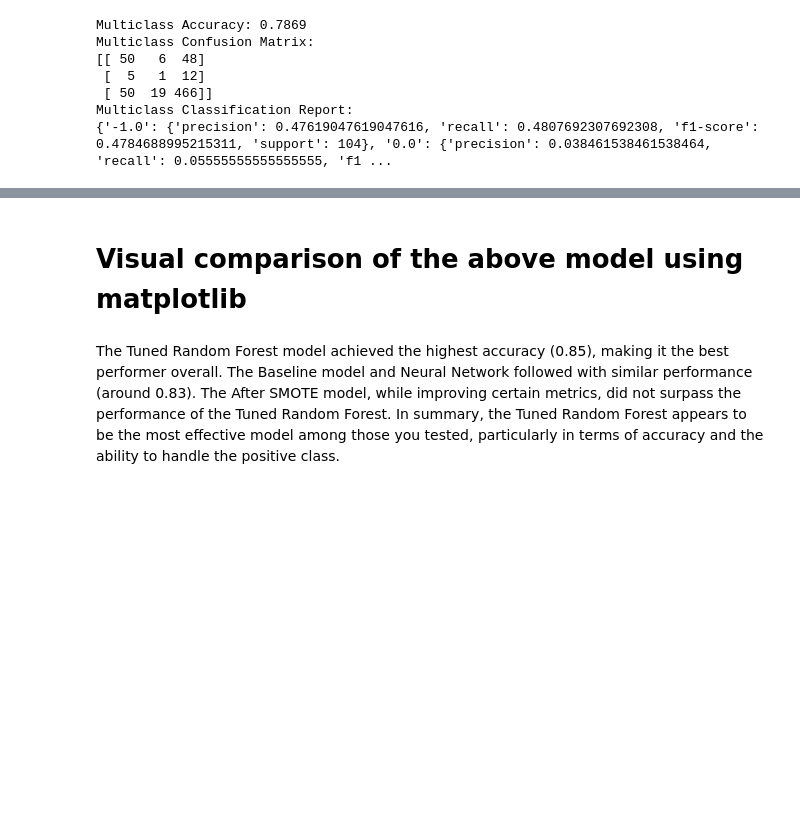
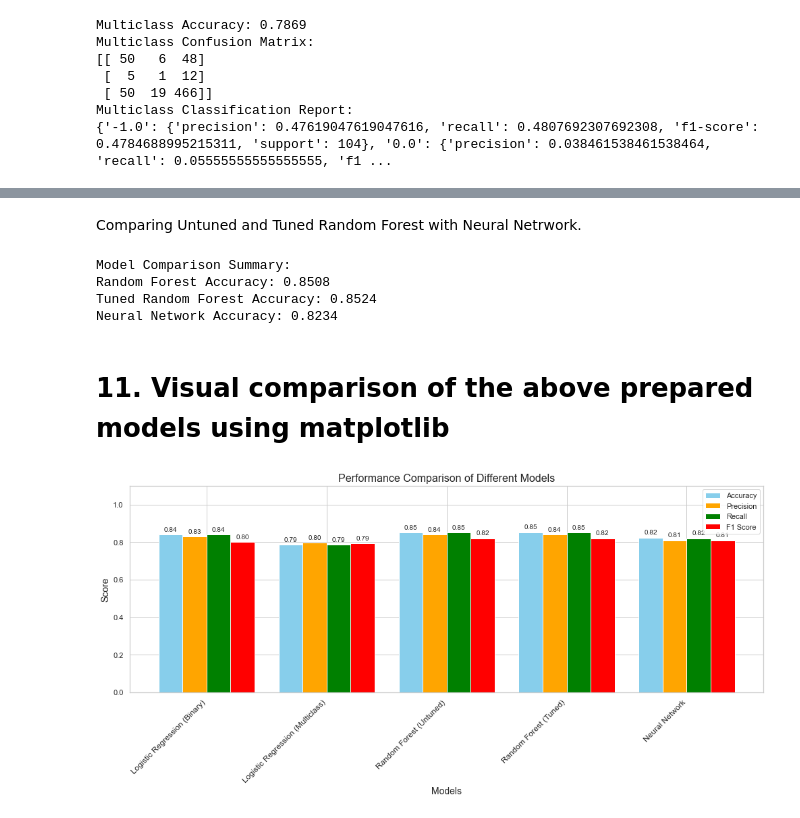
Before and after one commit to Gladwellchebelyon/Twitter-Sentiment-Analysis, a Jupyter notebook: twitter_sentiment_analysis.ipynb, the cells around one changed output, grey strips where cells are left out. Cells and saved outputs as stored; diff of their text form; code cells hidden in the pictures; blank space fills up the shorter version.

```diff
--- a/twitter_sentiment_analysis.ipynb
+++ b/twitter_sentiment_analysis.ipynb
@@ -853,2 +920,15 @@ print("Classification Report:\n", classification_report(y_test, y_pred_nn))
+# %% [markdown]
+Comparing Untuned and Tuned Random Forest with Neural Netrwork.
+# %%
+# Compare the advanced  models
+print("Model Comparison Summary:")
+print(f"Random Forest Accuracy: {accuracy_score(y_test, y_pred_rf):.4f}")
+print(f"Tuned Random Forest Accuracy: {accuracy_score(y_test, y_pred_best_rf):.4f}")
+print(f"Neural Network Accuracy: {accuracy_score(y_test, y_pred_nn):.4f}")
+# %% [output]
+Model Comparison Summary:
+Random Forest Accuracy: 0.8508
+Tuned Random Forest Accuracy: 0.8524
+Neural Network Accuracy: 0.8234
 # %% [markdown]
-# Visual comparison of the above model using matplotlib
+# 11. Visual comparison of the above prepared  models using matplotlib
@@ -894,5 +935,49 @@ plt.show()
-# %% [markdown]
-The Tuned Random Forest model achieved the highest accuracy (0.85), making it the best performer overall.
-The Baseline model and Neural Network followed with similar performance (around 0.83).
-The After SMOTE model, while improving certain metrics, did not surpass the performance of the Tuned Random Forest.
-In summary, the Tuned Random Forest appears to be the most effective model among those you tested, particularly in terms of accuracy and the ability to handle the positive class.
+# %%
+import matplotlib.pyplot as plt
+import numpy as np
+
+# Metrics for each model
+metrics = {
+    'Logistic Regression (Binary)': {'accuracy': 0.84, 'precision': 0.83, 'recall': 0.84, 'f1-score': 0.80},
+    'Logistic Regression (Multiclass)': {'accuracy': 0.7869, 'precision': 0.7979, 'recall': 0.7869, 'f1-score': 0.7923},
+    'Random Forest (Untuned)': {'accuracy': 0.8508, 'precision': 0.84, 'recall': 0.85, 'f1-score': 0.82},
+    'Random Forest (Tuned)': {'accuracy': 0.8524, 'precision': 0.84, 'recall': 0.85, 'f1-score': 0.82},
+    'Neural Network': {'accuracy': 0.8234, 'precision': 0.81, 'recall': 0.82, 'f1-score': 0.81}
+}
+
+# Extracting the data to plot
+model_names = list(metrics.keys())
+accuracy = [metrics[model]['accuracy'] for model in model_names]
+precision = [metrics[model]['precision'] for model in model_names]
+recall = [metrics[model]['recall'] for model in model_names]
+f1_score = [metrics[model]['f1-score'] for model in model_names]
+
+# Creating the bar chart for each metric
+x = np.arange(len(model_names))  # the label locations
+width = 0.2  # the width of the bars
+
+fig, ax = plt.subplots(figsize=(14, 7))
+bars1 = ax.bar(x - 1.5*width, accuracy, width, label='Accuracy', color='skyblue')
+bars2 = ax.bar(x - 0.5*width, precision, width, label='Precision', color='orange')
+bars3 = ax.bar(x + 0.5*width, recall, width, label='Recall', color='green')
+bars4 = ax.bar(x + 1.5*width, f1_score, width, label='F1 Score', color='red')
+
+# Adding some text for labels, title, and custom x-axis tick labels, etc.
+ax.set_xlabel('Models', fontsize=14)
+ax.set_ylabel('Score', fontsize=14)
+ax.set_title('Performance Comparison of Different Models', fontsize=16)
+ax.set_xticks(x)
+ax.set_xticklabels(model_names, rotation=45, ha='right', fontsize=12)
+ax.set_ylim([0, 1.1])
+ax.legend()
+
+# Adding values on top of each bar
+for bars in [bars1, bars2, bars3, bars4]:
+    for bar in bars:
+        yval = bar.get_height()
+        ax.text(bar.get_x() + bar.get_width()/2, yval + 0.01, f'{yval:.2f}', ha='center', va='bottom', fontsize=10)
+
+plt.tight_layout()
+plt.show()
+# %% [output]
+[figure, added]
```
Also changed, not shown: parts of 52 cells of this notebook.
